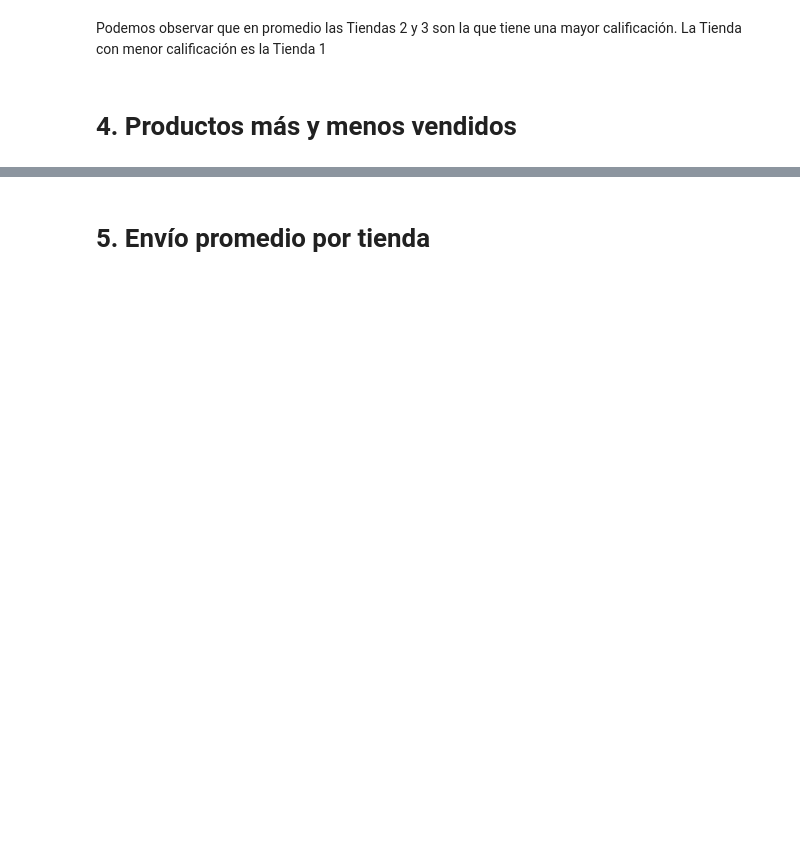
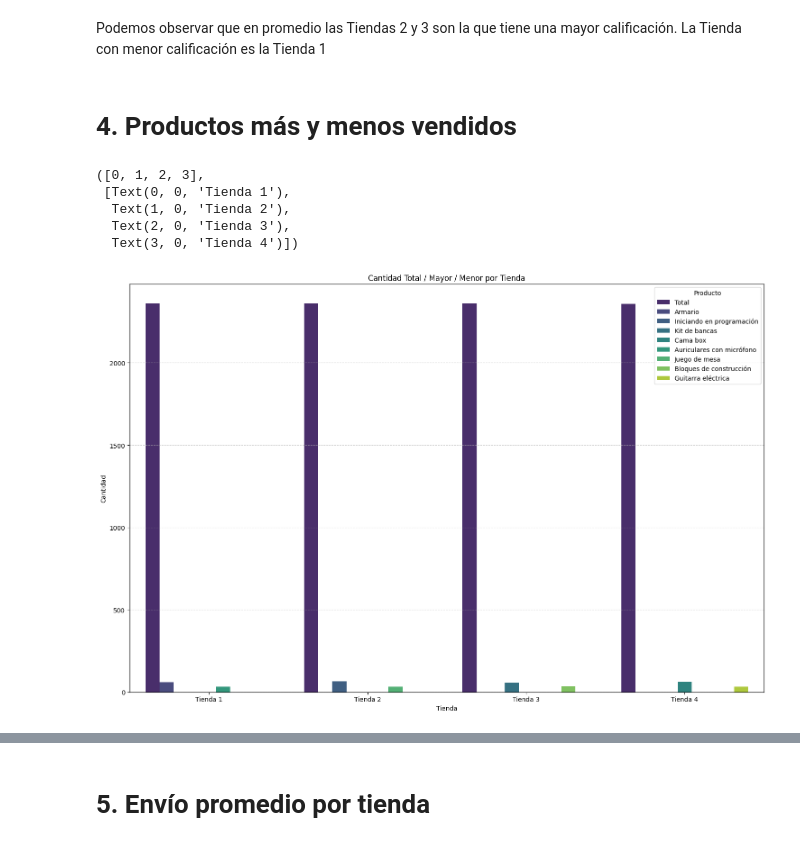
Before and after one commit to joslcan/Analisis.tiendas, a Jupyter notebook: AluraStoreLatam.ipynb, the cells around one changed output, grey strips where cells are left out. Cells and saved outputs as stored; diff of their text form; code cells hidden in the pictures; blank space fills up the shorter version.

```diff
--- a/AluraStoreLatam.ipynb
+++ b/AluraStoreLatam.ipynb
@@ -211,3 +191,50 @@ tienda = pd.read_csv(url)
 tienda2 = pd.read_csv(url2)
 tienda3 = pd.read_csv(url3)
 tienda4 = pd.read_csv(url4)
+# %%
+#Creando la funcion para preparar los datos de las tiendas por Producto
+def prep_tienda_contar(df, nombre_tienda):
+  df['Producto'] = df['Producto']
+  df['Cantidad'] = int(1)
+  df['Tienda'] = nombre_tienda
+  return df[['Tienda', 'Producto', 'Cantidad']]
+# %%
+#Aplicamos la funcion prep_tienda_contar
+t1_contar = prep_tienda_contar(tienda, 'Tienda 1')
+t2_contar = prep_tienda_contar(tienda2, 'Tienda 2')
+t3_contar = prep_tienda_contar(tienda3, 'Tienda 3')
+t4_contar = prep_tienda_contar(tienda4, 'Tienda 4')
+
+#Unimos los datos de las tiendas
+datos_unidos_contar = pd.concat([t1_contar, t2_contar, t3_contar, t4_contar])
+# %%
+#Conteo por Tienda y productos
+conteo_productos = datos_unidos_contar.groupby(['Tienda', 'Producto'])['Cantidad'].sum().reset_index()
+
+#Calcular los productos mas y menos vendidos por tienda
+productos_mas_vendidos = conteo_productos.loc[conteo_productos.groupby('Tienda')['Cantidad'].idxmax()]
+productos_menos_vendidos = conteo_productos.loc[conteo_productos.groupby('Tienda')['Cantidad'].idxmin()]
+
+#Total de ventas por tienda
+total_ventas = conteo_productos.groupby('Tienda')['Cantidad'].sum().reset_index()
+total_ventas['Producto'] = 'Total'
+total_ventas = total_ventas[['Tienda', 'Producto', 'Cantidad']]
+conteo_productos = pd.concat([total_ventas, productos_mas_vendidos, productos_menos_vendidos])
+# %%
+import seaborn as sns
+
+matp.figure(figsize=(15, 10))
+sns.barplot(x='Tienda', y='Cantidad',hue='Producto' , data=conteo_productos, palette='viridis')
+matp.xlabel('Tienda')
+matp.ylabel('Cantidad')
+matp.title('Cantidad Total / Mayor / Menor por Tienda')
+matp.grid(axis='y', linestyle='--', alpha=0.6)
+matp.tight_layout()
+matp.xticks(rotation=0)
+# %% [output]
+([0, 1, 2, 3],
+ [Text(0, 0, 'Tienda 1'),
+  Text(1, 0, 'Tienda 2'),
+  Text(2, 0, 'Tienda 3'),
+  Text(3, 0, 'Tienda 4')])
+[figure, added]
```
Also changed, not shown: parts of 21 cells of this notebook.
